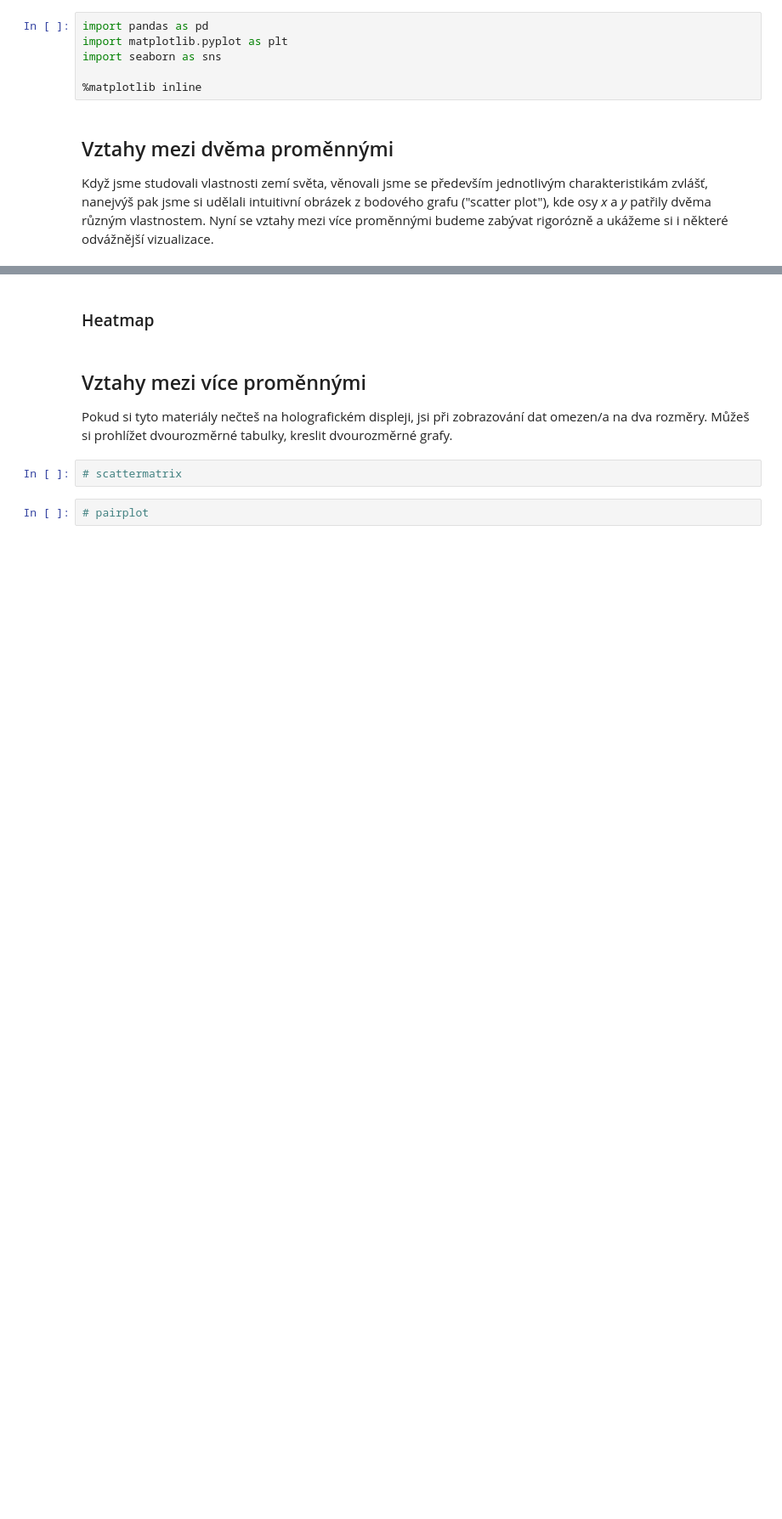
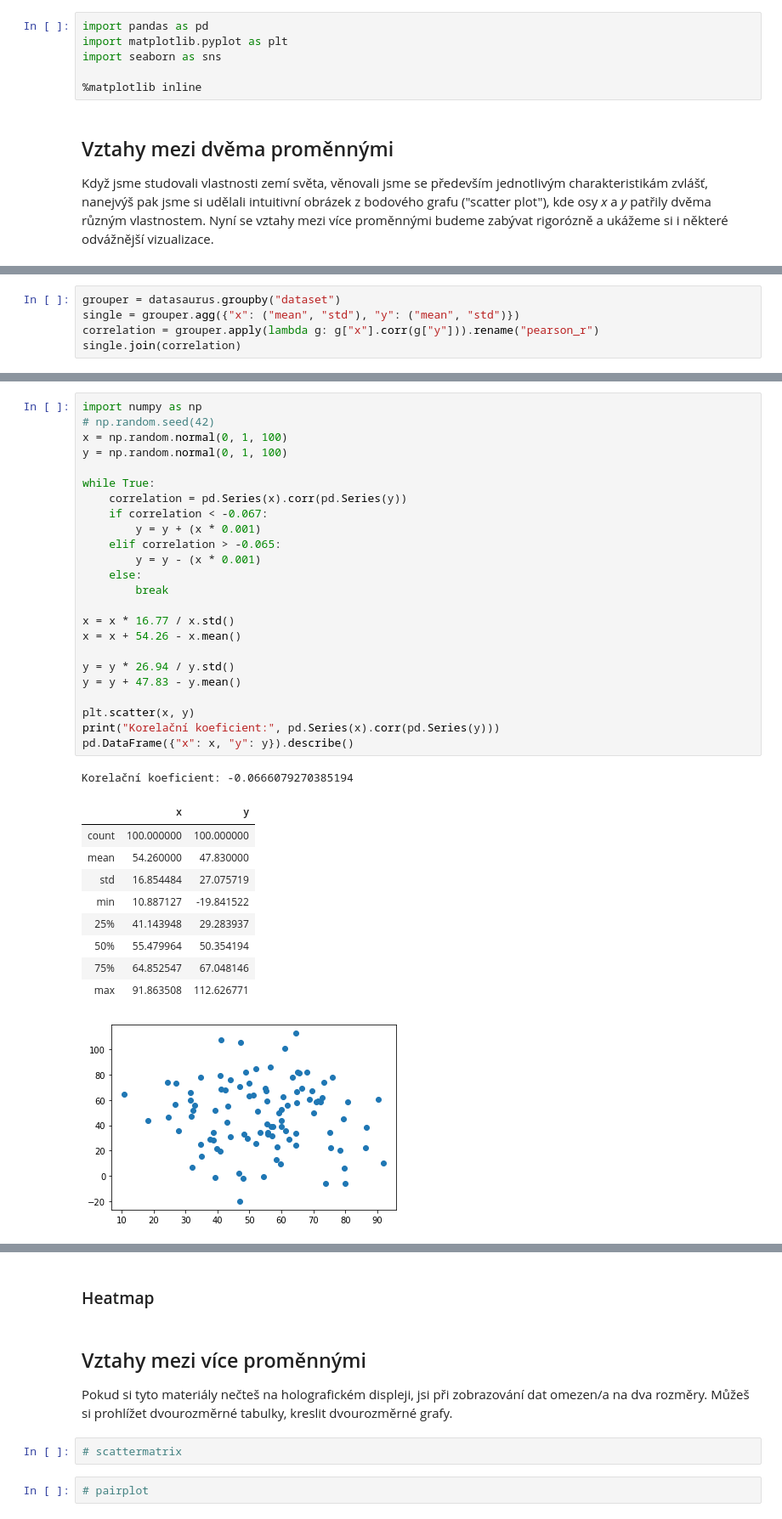
Before and after one commit to janpipek/naucse.python.cz, a Jupyter notebook: lessons/pydata/pandas_correlations/index.ipynb, the cells around one changed output, grey strips where cells are left out. Shown at 85% size. Cells and saved outputs as stored; diff of their text form; blank space fills up the shorter version.

```diff
--- a/lessons/pydata/pandas_correlations/index.ipynb
+++ b/lessons/pydata/pandas_correlations/index.ipynb
@@ -211,0 +205,5 @@ SyntaxError: invalid syntax (<ipython-input-68-6e94a53ab4fc>, line 1)
+# %%
+grouper = datasaurus.groupby("dataset")
+single = grouper.agg({"x": ("mean", "std"), "y": ("mean", "std")})
+correlation = grouper.apply(lambda g: g["x"].corr(g["y"])).rename("pearson_r")
+single.join(correlation)
@@ -211,0 +226,36 @@ SyntaxError: invalid syntax (<ipython-input-68-6e94a53ab4fc>, line 1)
+# %%
+import numpy as np
+# np.random.seed(42)
+x = np.random.normal(0, 1, 100)
+y = np.random.normal(0, 1, 100)
+
+while True:
+    correlation = pd.Series(x).corr(pd.Series(y))
+    if correlation < -0.067:
+        y = y + (x * 0.001)
+    elif correlation > -0.065:
+        y = y - (x * 0.001)
+    else:
+        break
+
+x = x * 16.77 / x.std()
+x = x + 54.26 - x.mean()
+
+y = y * 26.94 / y.std()
+y = y + 47.83 - y.mean()
+
+plt.scatter(x, y)
+print("Korelační koeficient:", pd.Series(x).corr(pd.Series(y)))
+pd.DataFrame({"x": x, "y": y}).describe()
+# %% [output]
+Korelační koeficient: -0.0666079270385194
+|  | x | y |
+| count | 100.000000 | 100.000000 |
+| mean | 54.260000 | 47.830000 |
+| std | 16.854484 | 27.075719 |
+| min | 10.887127 | -19.841522 |
+| 25% | 41.143948 | 29.283937 |
+| 50% | 55.479964 | 50.354194 |
+| 75% | 64.852547 | 67.048146 |
+| max | 91.863508 | 112.626771 |
+[figure, added]
```
Also changed, not shown: parts of 26 cells of this notebook, 2 other files.
